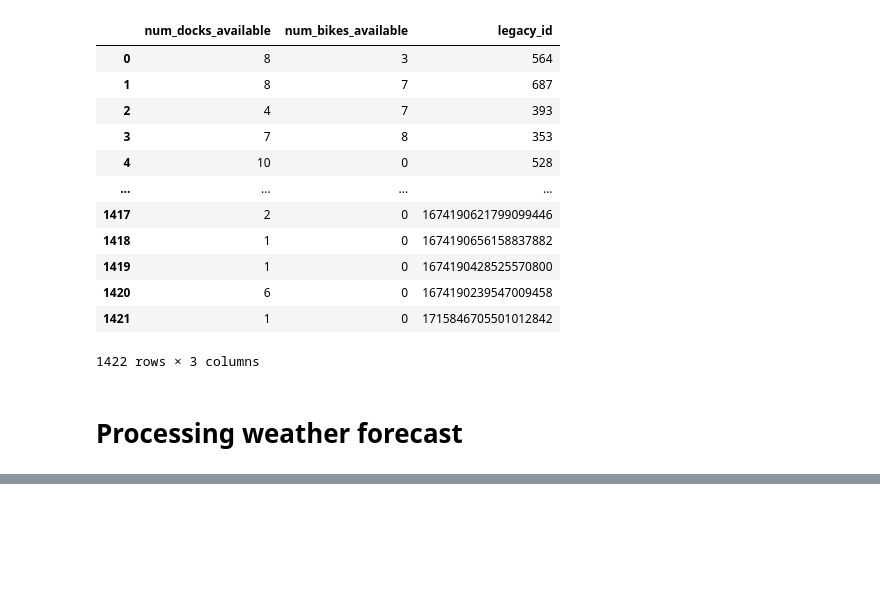
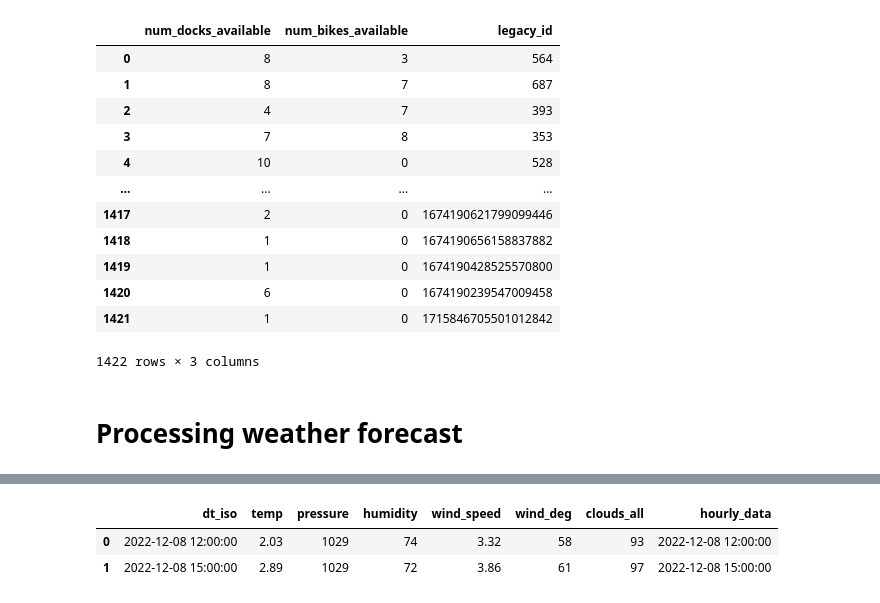
Before and after one commit to G-Dolle/DIVVY_BIKE, a Jupyter notebook: weather_exploration.ipynb, the cells around one changed output, grey strips where cells are left out. Drawn from its saved outputs; the diff is of its cells as text; code cells hidden in the pictures; blank space fills up the shorter version.

```diff
--- a/weather_exploration.ipynb
+++ b/weather_exploration.ipynb
@@ -1546,0 +1645,33 @@ for i in range(len(result)):
+# %%
+def clean_forecast(df):
+
+    cleaned_df = weather_cleaning(df)
+
+    return cleaned_df
+
+def get_right_forecast(departure_date,departure_time,df):
+    """Return """
+
+    full_time_input= datetime.combine(departure_date,departure_time)
+    df["user_input"] = pd.to_datetime(full_time_input)
+    df["date_input"]=df["user_input"].dt.date
+    df["date_weather"]=df["hourly_data"].dt.date
+
+    df_reduc = df[df["date_weather"]==df["date_input"]]
+
+
+    df_reduc["time_diff"] = df_reduc["user_input"] - df_reduc["hourly_data"]
+    df_reduc=df_reduc[df_reduc["time_diff"]>pd.Timedelta(0)]
+    cond = df_reduc["time_diff"].min()
+    new_data = df_reduc[df_reduc["time_diff"]==cond]
+    new_data.drop(columns=["user_input","date_input","date_weather","time_diff"], inplace=True)
+
+    return new_data
+# %%
+cleaned_forecast = clean_forecast(forecast_df_test)
+# %%
+cleaned_forecast.head(2)
+# %% [output]
+|  | dt_iso | temp | pressure | humidity | wind_speed | wind_deg | clouds_all | hourly_data |
+| 0 | 2022-12-08 12:00:00 | 2.03 | 1029 | 74 | 3.32 | 58 | 93 | 2022-12-08 12:00:00 |
+| 1 | 2022-12-08 15:00:00 | 2.89 | 1029 | 72 | 3.86 | 61 | 97 | 2022-12-08 15:00:00 |
```
Also changed, not shown: parts of 32 cells of this notebook, 3 other files.
